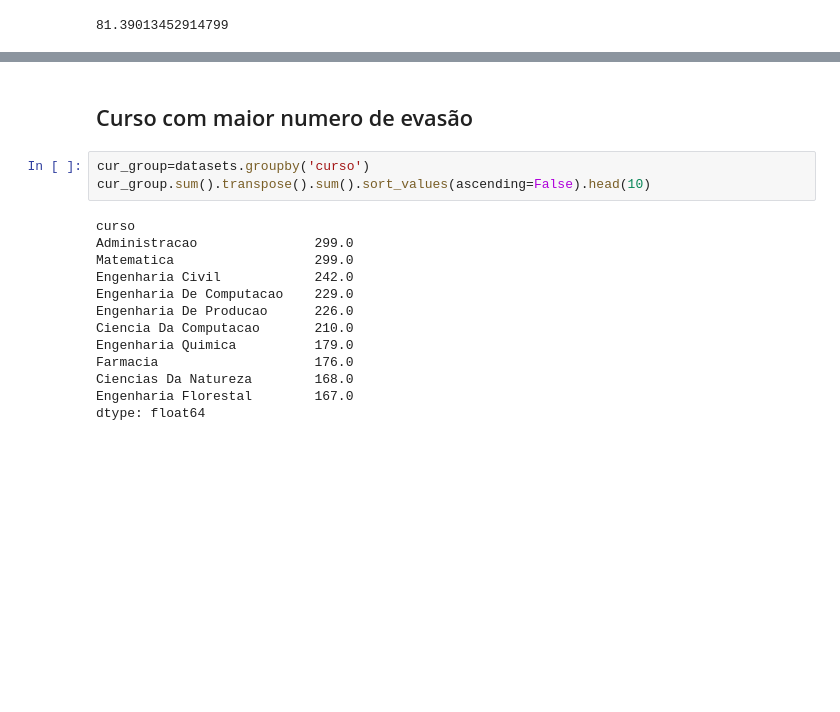
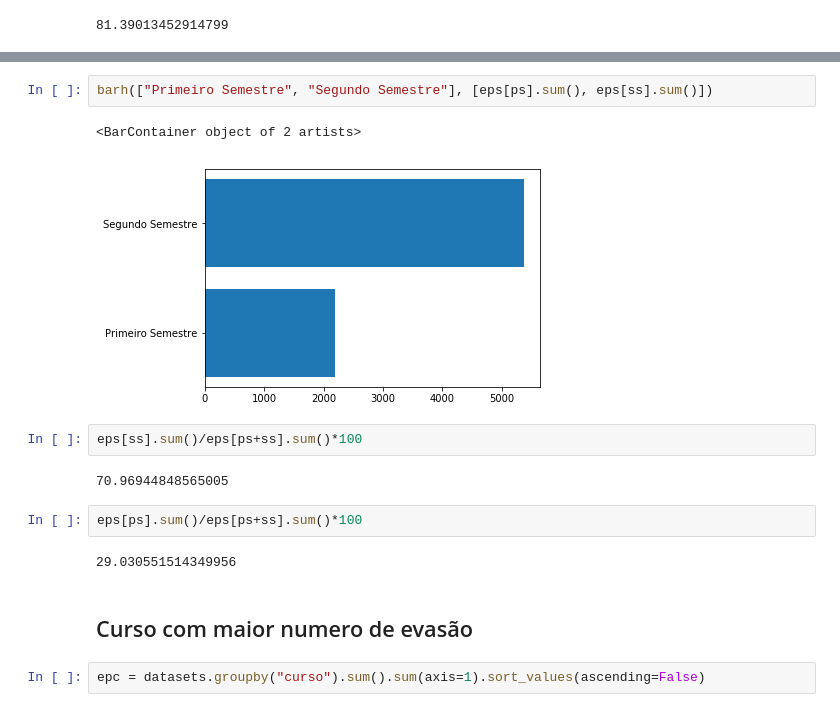
Before and after one commit to wesferr/AnaliseDeEvasaoUnipampa, a Jupyter notebook: TrabalhoIndex.ipynb, the cells around one changed output, grey strips where cells are left out. Saved outputs shown, nothing was run; the diff lists cells and outputs as text; blank space fills up the shorter version.

```diff
--- a/TrabalhoIndex.ipynb
+++ b/TrabalhoIndex.ipynb
@@ -422,18 +442,17 @@ cat.loc["abandono"]/cat.sum()*100
+# %%
+barh(["Primeiro Semestre", "Segundo Semestre"], [eps[ps].sum(), eps[ss].sum()])
+# %% [output]
+<BarContainer object of 2 artists>
+[figure, added]
+# %%
+eps[ss].sum()/eps[ps+ss].sum()*100
+# %% [output]
+70.96944848565005
+# %%
+eps[ps].sum()/eps[ps+ss].sum()*100
+# %% [output]
+29.030551514349956
 # %% [markdown]
 ## Curso com maior numero de evasão
 # %%
-cur_group=datasets.groupby('curso')
-cur_group.sum().transpose().sum().sort_values(ascending=False).head(10)
+epc = datasets.groupby("curso").sum().sum(axis=1).sort_values(ascending=False)
-# %% [output]
-curso
-Administracao               299.0
-Matematica                  299.0
-Engenharia Civil            242.0
-Engenharia De Computacao    229.0
-Engenharia De Producao      226.0
-Ciencia Da Computacao       210.0
-Engenharia Quimica          179.0
-Farmacia                    176.0
-Ciencias Da Natureza        168.0
-Engenharia Florestal        167.0
-dtype: float64
```
Also changed, not shown: parts of 25 cells of this notebook.
